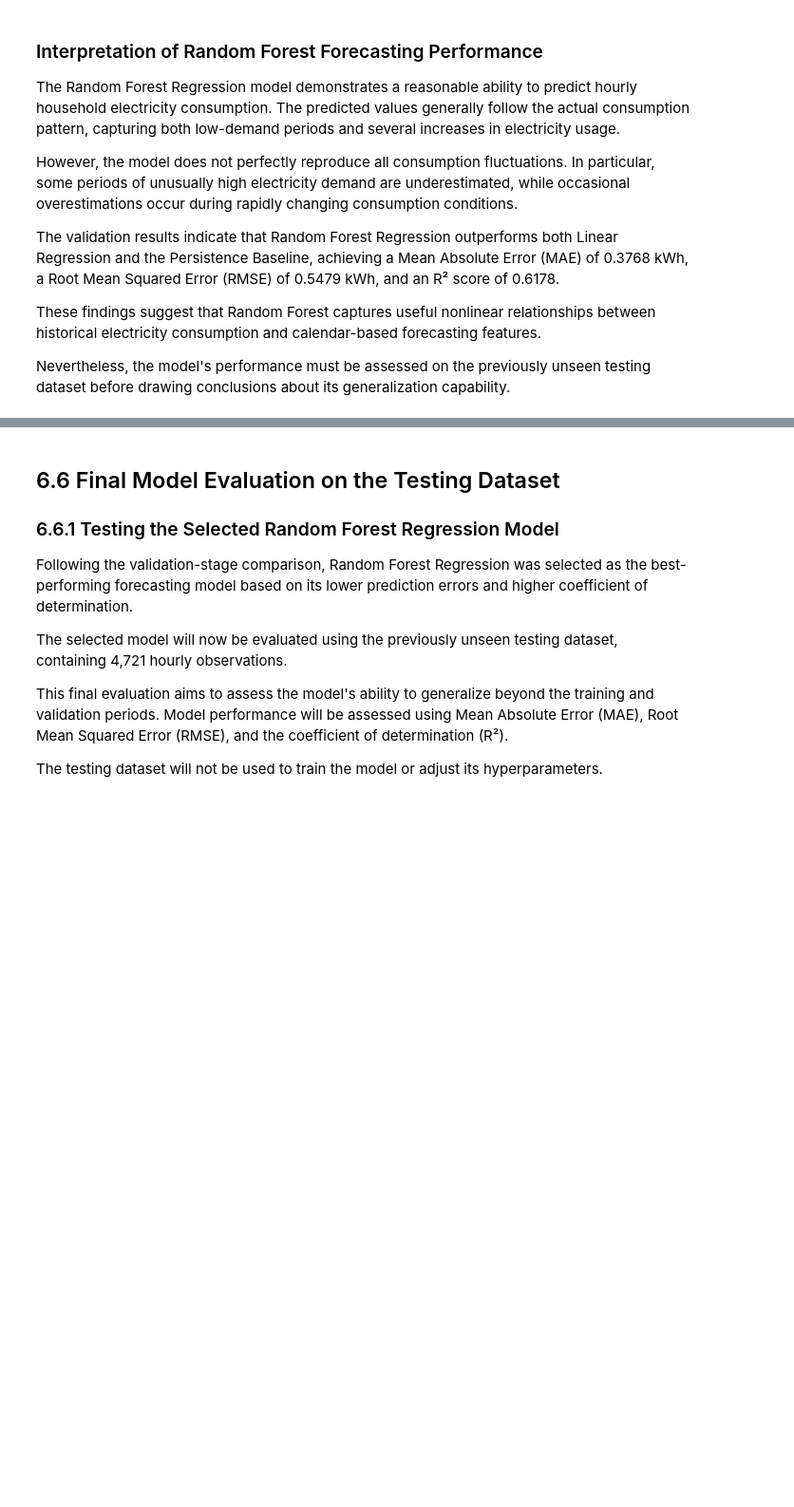
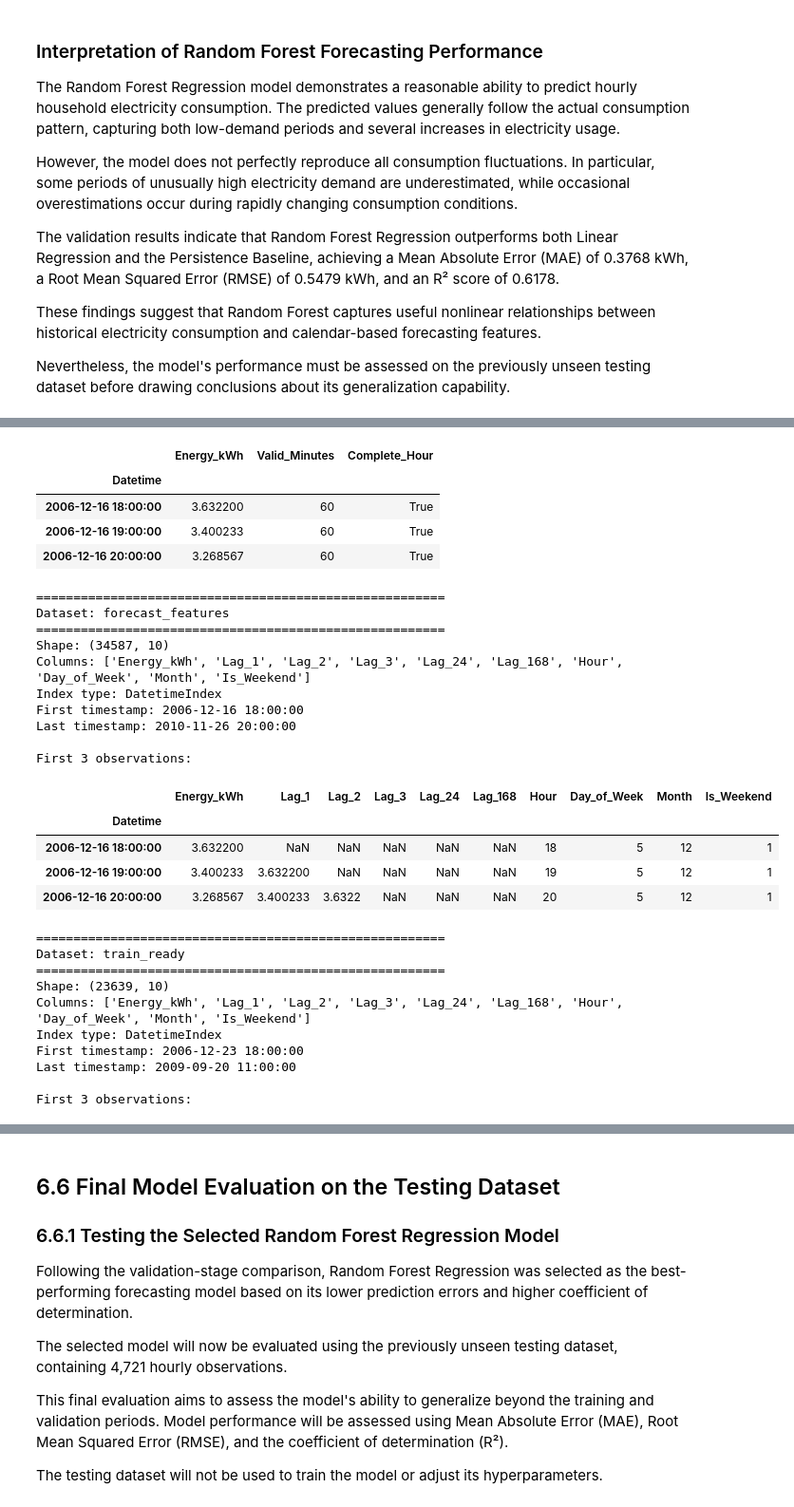
Before and after one commit to damisar/Household_Electricity_Consumption_Analysis_and_Forecasting, a Jupyter notebook: notebook/Household_Electricity_Consumption_Analysis_and_Forecasting.ipynb, the cells around one changed output, grey strips where cells are left out. Shown at 95% size. Drawn from its saved outputs; the diff is of its cells as text; code cells hidden in the pictures; blank space fills up the shorter version.

Commit message:
Complete LSTM data preparation and model architecture

```diff
--- a/notebook/Household_Electricity_Consumption_Analysis_and_Forecasting.ipynb
+++ b/notebook/Household_Electricity_Consumption_Analysis_and_Forecasting.ipynb
@@ -4682,0 +4656,17 @@ Nevertheless, the model's performance must be assessed on the previously unseen
+# %%
+
+# Section 6.5.3.4 - Verify Forecasting Datasets
+
+required_variables = [
+    "X_train",
+    "X_val",
+    "y_train",
+    "y_val"
+]
+
+for variable in required_variables:
+    if variable in globals():
+        data = globals()[variable]
+        print(f"{variable}: Available - Shape: {data.shape}")
+    else:
+        print(f"{variable}: NOT AVAILABLE")
@@ -4682,0 +4967,26 @@ Nevertheless, the model's performance must be assessed on the previously unseen
+# %%
+
+# Section 6.5.4.11 - Inspect Data Structure for LSTM
+
+datasets = {
+    "hourly_valid": hourly_valid,
+    "forecast_features": forecast_features,
+    "train_ready": train_ready,
+    "val_ready": val_ready
+}
+
+for name, data in datasets.items():
+    print(f"\n{'=' * 55}")
+    print(f"Dataset: {name}")
+    print(f"{'=' * 55}")
+
+    print("Shape:", data.shape)
+    print("Columns:", data.columns.tolist())
+    print("Index type:", type(data.index).__name__)
+
+    print("First timestamp:", data.index.min())
+    print("Last timestamp:", data.index.max())
+
+    print("\nFirst 3 observations:")
+    display(data.head(3))
+# %% [output]
@@ -4682,0 +5003,30 @@ Nevertheless, the model's performance must be assessed on the previously unseen
+|  | Energy_kWh | Valid_Minutes | Complete_Hour |
+| Datetime |  |  |  |
+| 2006-12-16 18:00:00 | 3.632200 | 60 | True |
+| 2006-12-16 19:00:00 | 3.400233 | 60 | True |
+| 2006-12-16 20:00:00 | 3.268567 | 60 | True |
+=======================================================
+Dataset: forecast_features
+=======================================================
+Shape: (34587, 10)
+Columns: ['Energy_kWh', 'Lag_1', 'Lag_2', 'Lag_3', 'Lag_24', 'Lag_168', 'Hour', 'Day_of_Week', 'Month', 'Is_Weekend']
+Index type: DatetimeIndex
+First timestamp: 2006-12-16 18:00:00
+Last timestamp: 2010-11-26 20:00:00
+
+First 3 observations:
+|  | Energy_kWh | Lag_1 | Lag_2 | Lag_3 | Lag_24 | Lag_168 | Hour | Day_of_Week | Month | Is_Weekend |
+| Datetime |  |  |  |  |  |  |  |  |  |  |
+| 2006-12-16 18:00:00 | 3.632200 | NaN | NaN | NaN | NaN | NaN | 18 | 5 | 12 | 1 |
+| 2006-12-16 19:00:00 | 3.400233 | 3.632200 | NaN | NaN | NaN | NaN | 19 | 5 | 12 | 1 |
+| 2006-12-16 20:00:00 | 3.268567 | 3.400233 | 3.6322 | NaN | NaN | NaN | 20 | 5 | 12 | 1 |
+=======================================================
+Dataset: train_ready
+=======================================================
+Shape: (23639, 10)
+Columns: ['Energy_kWh', 'Lag_1', 'Lag_2', 'Lag_3', 'Lag_24', 'Lag_168', 'Hour', 'Day_of_Week', 'Month', 'Is_Weekend']
+Index type: DatetimeIndex
+First timestamp: 2006-12-23 18:00:00
+Last timestamp: 2009-09-20 11:00:00
+
+First 3 observations:
```
Also changed, not shown: parts of 33 cells of this notebook.
